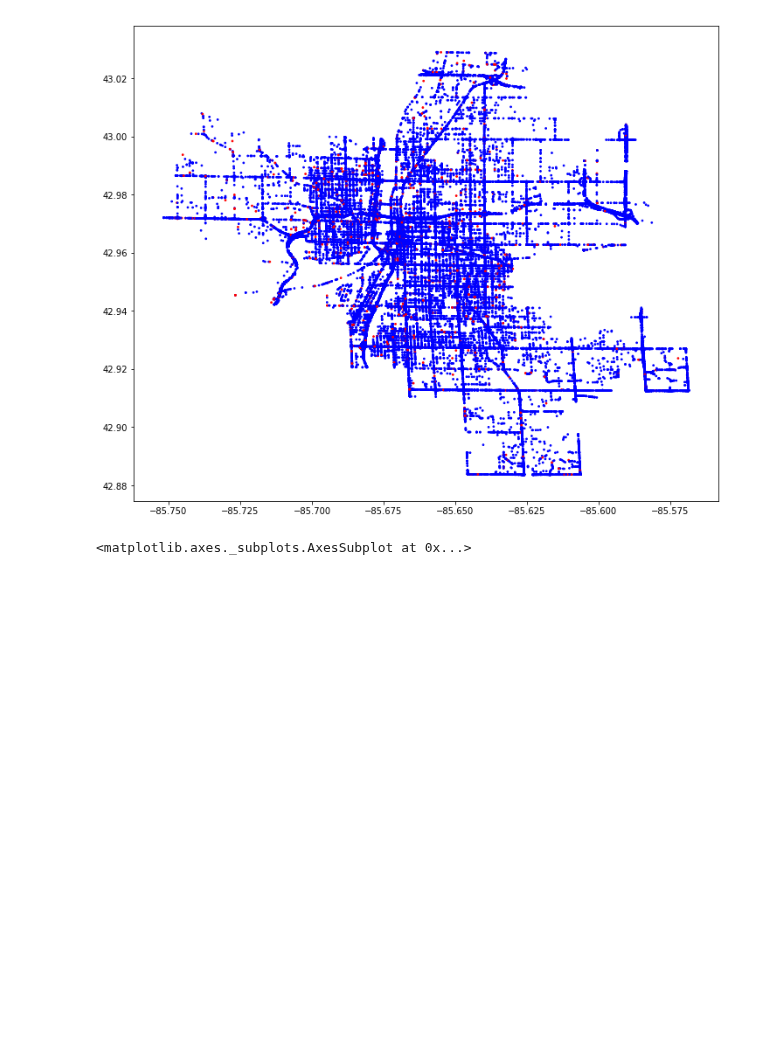
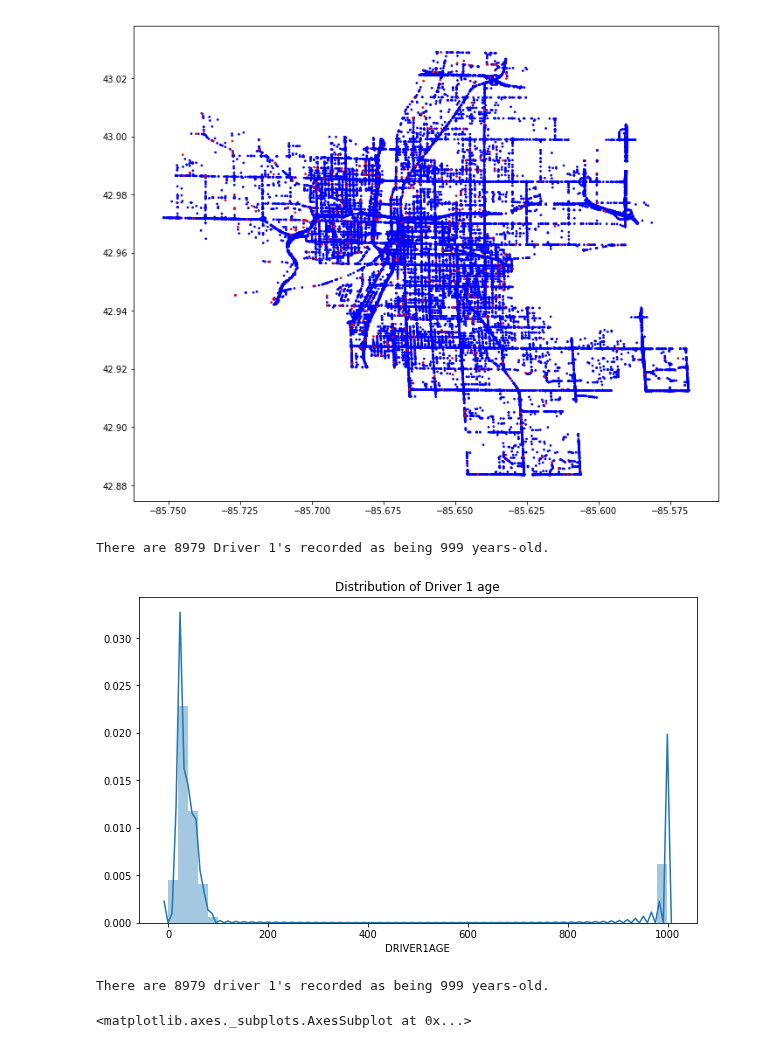
Before and after one commit to collinprather/Big-Data-Ignite-2018, a Jupyter notebook: GR_Crash_EDA.ipynb, the cells around one changed output. Cells and saved outputs as stored; diff of their text form; code cells hidden in the pictures; blank space fills up the shorter version.

```diff
--- a/GR_Crash_EDA.ipynb
+++ b/GR_Crash_EDA.ipynb
@@ -38,6 +64,17 @@ ax.scatter(crash.X, crash.Y, c=crash.D1DRINKIN.apply(lambda x: colors[x]), s=3)
 plt.show()
 # %% [output]
 [figure]
+# %%
+fig, ax = plt.subplots(figsize=(10,6))
+ax.set_title('Distribution of Driver 1 age')
+sns.distplot(crash.DRIVER1AGE)
+# %% [output]
+There are 8979 Driver 1's recorded as being 999 years-old.
+[figure, added]
+# %%
+print('There are', crash.DRIVER1AGE[crash.DRIVER1AGE == 999].count(), "driver 1's recorded as being 999 years-old.")
+# %% [output]
+There are 8979 driver 1's recorded as being 999 years-old.
 # %%
 # In this category, unrecorded data seemed to be set to 999, so I quickly used this filter to look at only the valid ages
 # Driver 1 is in blue, Driver 2 is in orange
```
Also changed, not shown: parts of 14 cells of this notebook, 18 other files.
